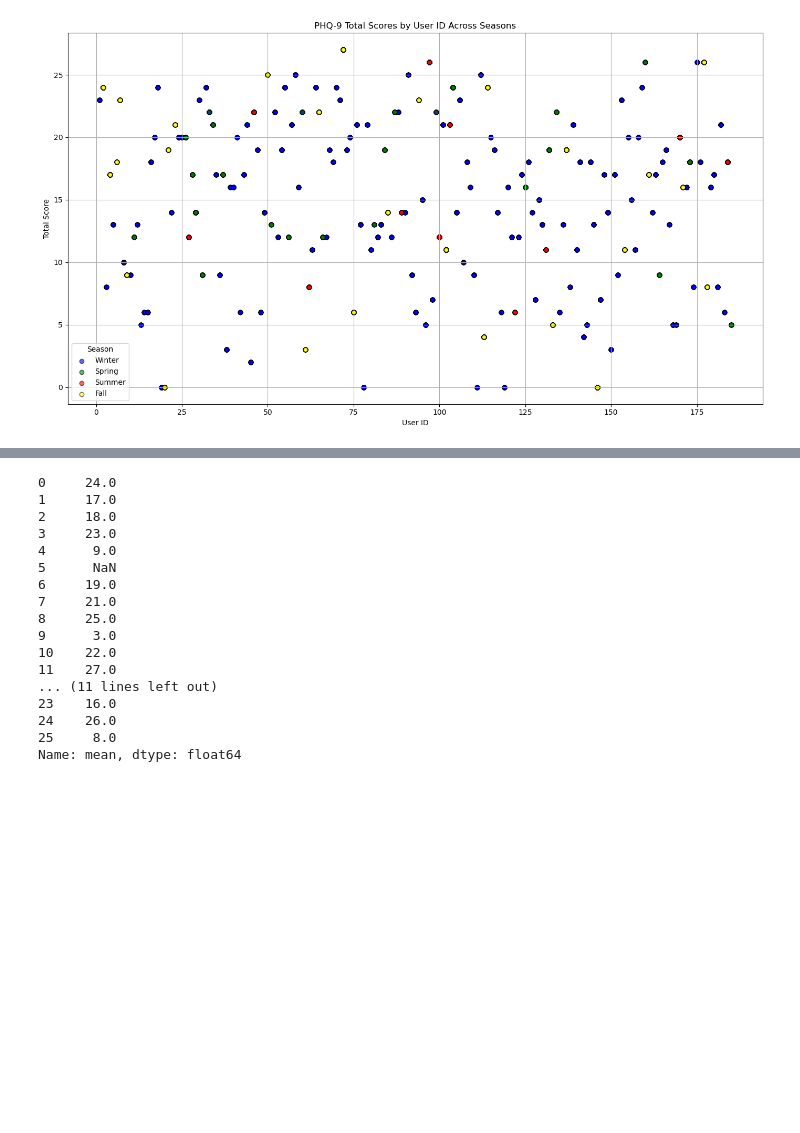
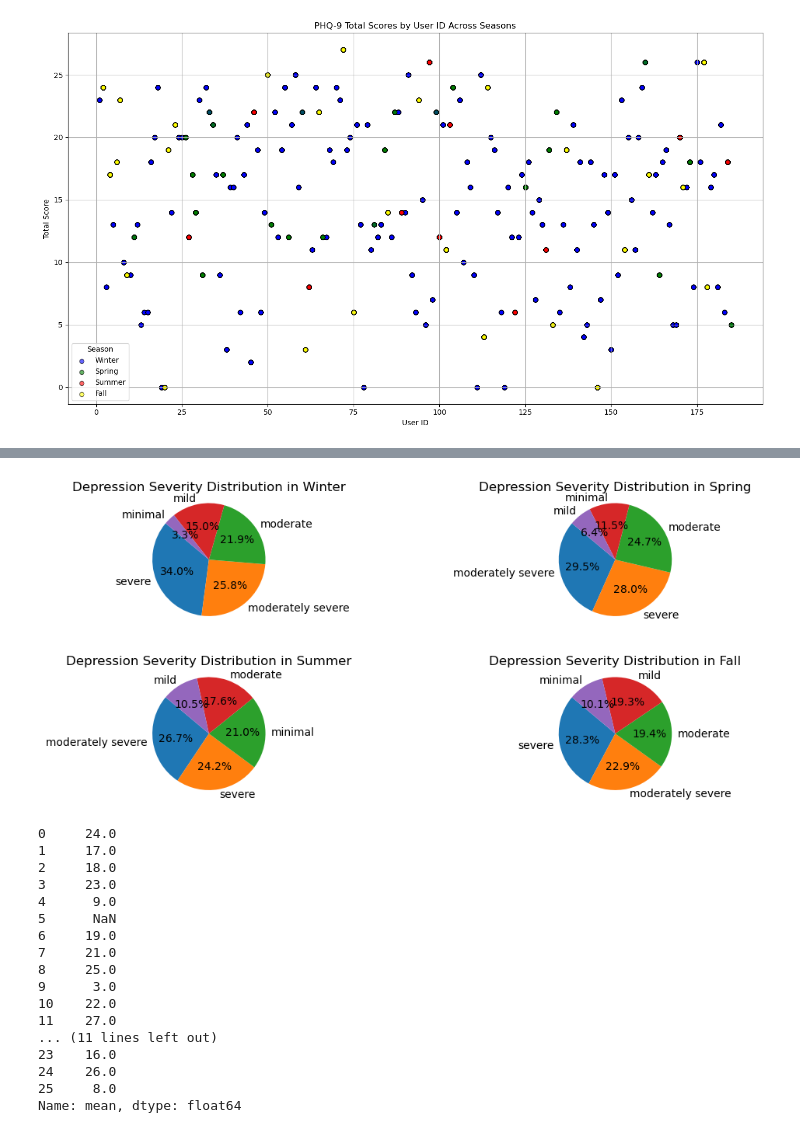
Before and after one commit to meera-patel01/PHQ-9-ANALYSIS, a Jupyter notebook: PHQ-9 ANALYSIS.ipynb, the cells around one changed output, grey strips where cells are left out. Saved outputs shown, nothing was run; the diff lists cells and outputs as text; code cells hidden in the pictures; blank space fills up the shorter version.

```diff
--- a/PHQ-9 ANALYSIS.ipynb
+++ b/PHQ-9 ANALYSIS.ipynb
@@ -261,3 +265,53 @@ plt.show()
+# %%
+# Filter the data for the winter season
+winter_data = total_scores_df[total_scores_df['season'] == 'winter']
+# Count the number of tests taken in winter divided by depression severity
+winter_severity_counts = winter_data['depression.severity'].value_counts()
+# Create the pie chart
+plt.subplot(2,2,1)
+plt.pie(winter_severity_counts, labels=winter_severity_counts.index, autopct='%1.1f%%', startangle=140)
+plt.title('Depression Severity Distribution in Winter')
+plt.axis('equal')  # Equal aspect ratio ensures that pie is drawn as a circle.
+
+# Filter the data for the spring season
+spring_data = total_scores_df[total_scores_df['season'] == 'spring']
+# Count the number of tests taken in spring divided by depression severity
+spring_severity_counts = spring_data['depression.severity'].value_counts()
+# Create the pie chart
+plt.subplot(2,2,2)
+plt.pie(spring_severity_counts, labels=spring_severity_counts.index, autopct='%1.1f%%', startangle=140)
+plt.title('Depression Severity Distribution in Spring')
+plt.axis('equal')  # Equal aspect ratio ensures that pie is drawn as a circle.
+
+# Filter the data for the summer season
+summer_data = total_scores_df[total_scores_df['season'] == 'summer']
+# Count the number of tests taken in summer divided by depression severity
+summer_severity_counts = summer_data['depression.severity'].value_counts()
+# Create the pie chart
+plt.subplot(2,2,3)
+plt.pie(summer_severity_counts, labels=summer_severity_counts.index, autopct='%1.1f%%', startangle=140)
+plt.title('Depression Severity Distribution in Summer')
+plt.axis('equal')  # Equal aspect ratio ensures that pie is drawn as a circle.
+
+# Filter the data for the fall season
+fall_data = total_scores_df[total_scores_df['season'] == 'fall']
+# Count the number of tests taken in fall divided by depression severity
+fall_severity_counts = fall_data['depression.severity'].value_counts()
+# Create the pie chart
+plt.subplot(2,2,4)
+plt.pie(fall_severity_counts, labels=fall_severity_counts.index, autopct='%1.1f%%', startangle=140)
+plt.title('Depression Severity Distribution in Fall')
+plt.axis('equal')  # Equal aspect ratio ensures that pie is drawn as a circle.
+# Show the pie chart
+plt.subplots_adjust(left=0.1,
+                    bottom=0.1,
+                    right=1.5,
+                    top=0.9,
+                    wspace=0.4,
+                    hspace=0.4)
+plt.show()
+# %% [output]
+[figure, added]
 # %%
 #testing access to the agg_df
 agg_df.loc[agg_df['season'] == 'fall']['total.score']['mean']
```
Also changed, not shown: parts of 2 cells of this notebook.
